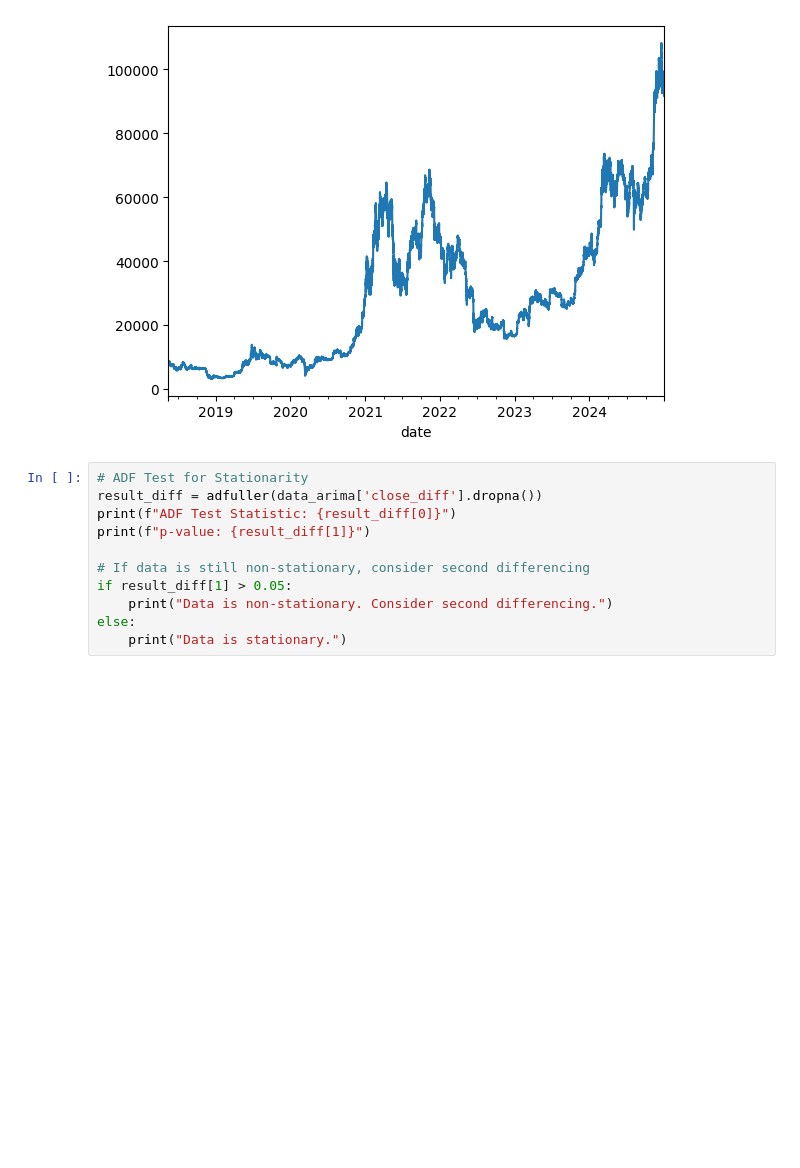
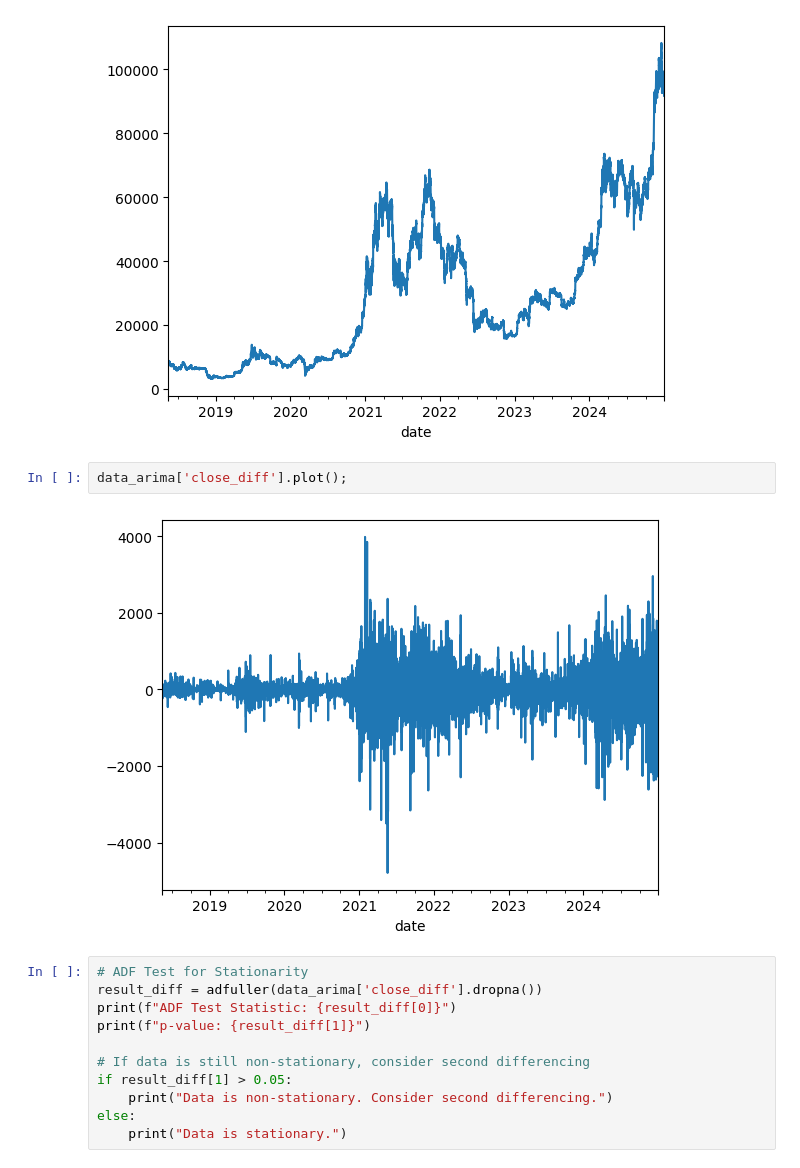
Before and after one commit to alexzheng123/EC331-project, a Jupyter notebook: code/ARIMA.ipynb, the cells around one changed output. Saved outputs shown, nothing was run; the diff lists cells and outputs as text; blank space fills up the shorter version.

```diff
--- a/code/ARIMA.ipynb
+++ b/code/ARIMA.ipynb
@@ -49,6 +49,10 @@ data_arima['close_diff'] = data_arima['close'].diff()
 data_arima['close'].plot();
 # %% [output]
 [figure]
+# %%
+data_arima['close_diff'].plot();
+# %% [output]
+[figure, added]
 # %%
 # ADF Test for Stationarity
 result_diff = adfuller(data_arima['close_diff'].dropna())
```
Also changed, not shown: parts of 5 cells of this notebook, 5 other files.
